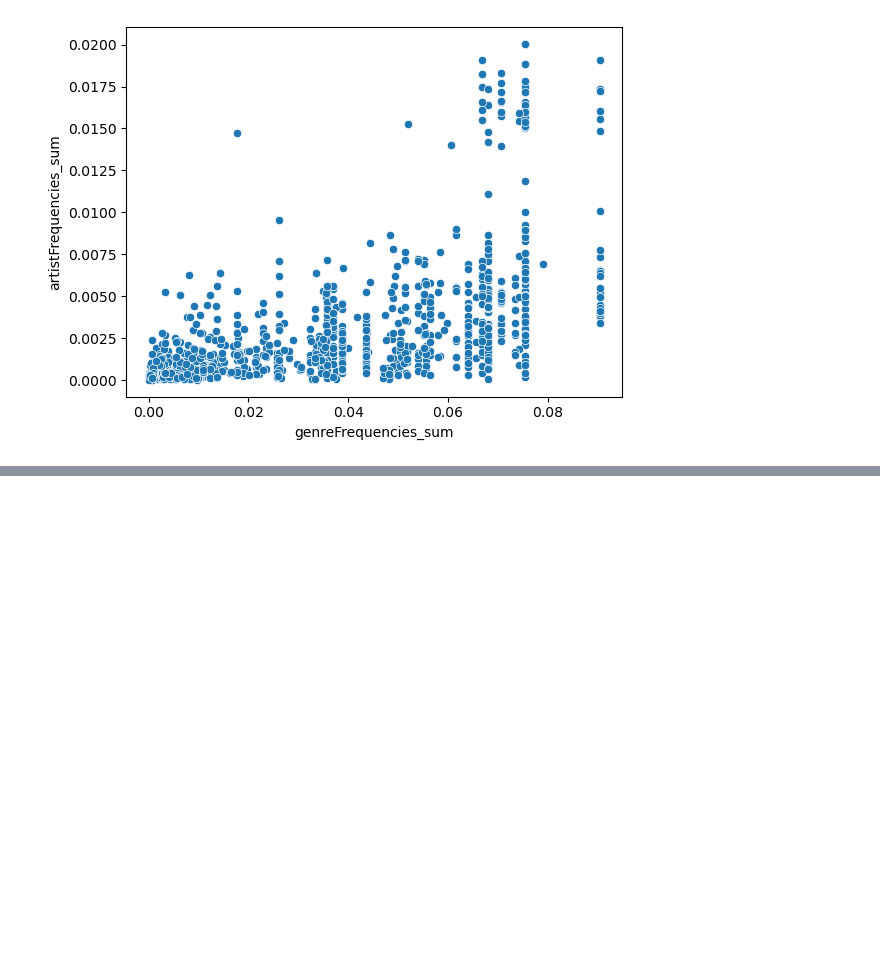
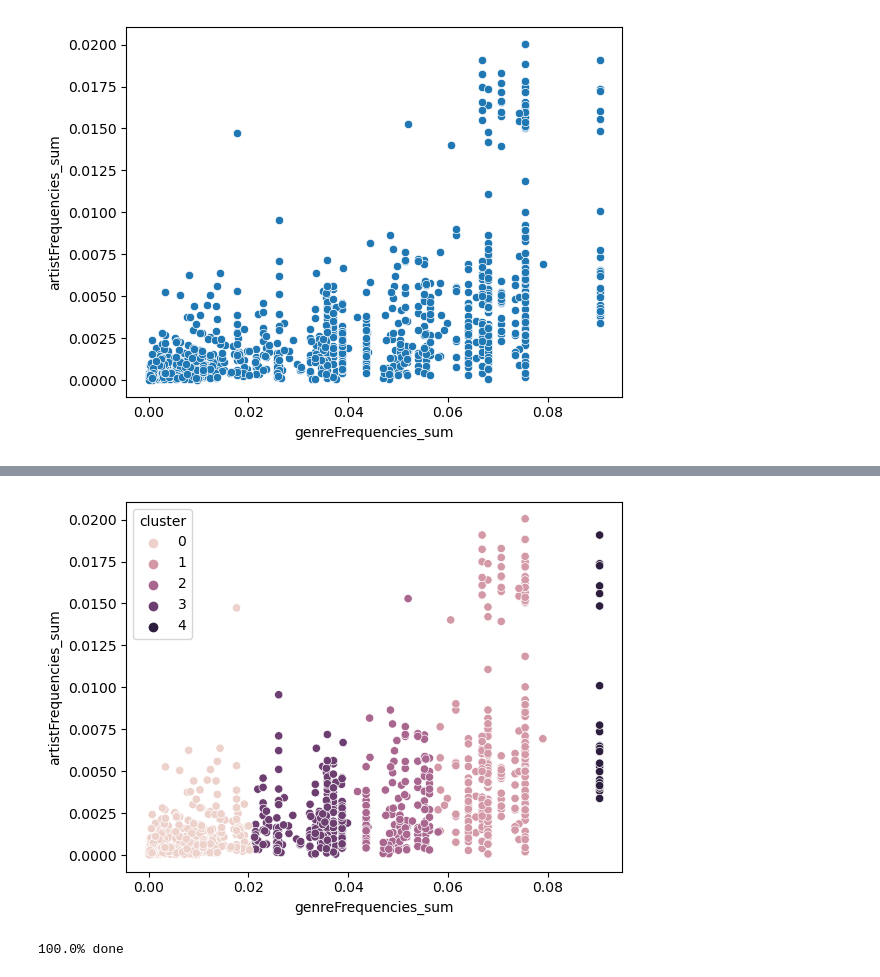
Before and after one commit to bsilver3/RFP2, a Jupyter notebook: SpotifyData_Zach.ipynb, the cells around one changed output, grey strips where cells are left out. Saved outputs shown, nothing was run; the diff lists cells and outputs as text; code cells hidden in the pictures; blank space fills up the shorter version.

```diff
--- a/SpotifyData_Zach.ipynb
+++ b/SpotifyData_Zach.ipynb
@@ -227,0 +220,4 @@ scores
+# %%
+score, labels = meanShift(meanShiftX, .0105)
+meanShiftClusters = allPlaylistInfo.copy()
+meanShiftClusters['cluster'] = labels
@@ -227,0 +233,5 @@ scores
+# %%
+sns.scatterplot(data=meanShiftClusters, x='genreFrequencies_sum', y='artistFrequencies_sum', hue='cluster')
+plt.show()
+# %% [output]
+[figure, added]
@@ -227,0 +244,14 @@ scores
+# %%
+hierX = allPlaylistInfo[['genreFrequencies_sum', 'artistFrequencies_sum']]
+
+scores = {}
+clusters = len(hierX)
+for i in range(2, clusters):
+    score, labels = hierCluster(hierX, i)
+    scores[i] = score
+    percentDone = round(((i-1)/(clusters-2))*100,2)
+    clear_output(wait=True)
+    time.sleep(0.001)
+    print(str(percentDone) + "% done")
+# %% [output]
+100.0% done
```
Also changed, not shown: parts of 24 cells of this notebook.
